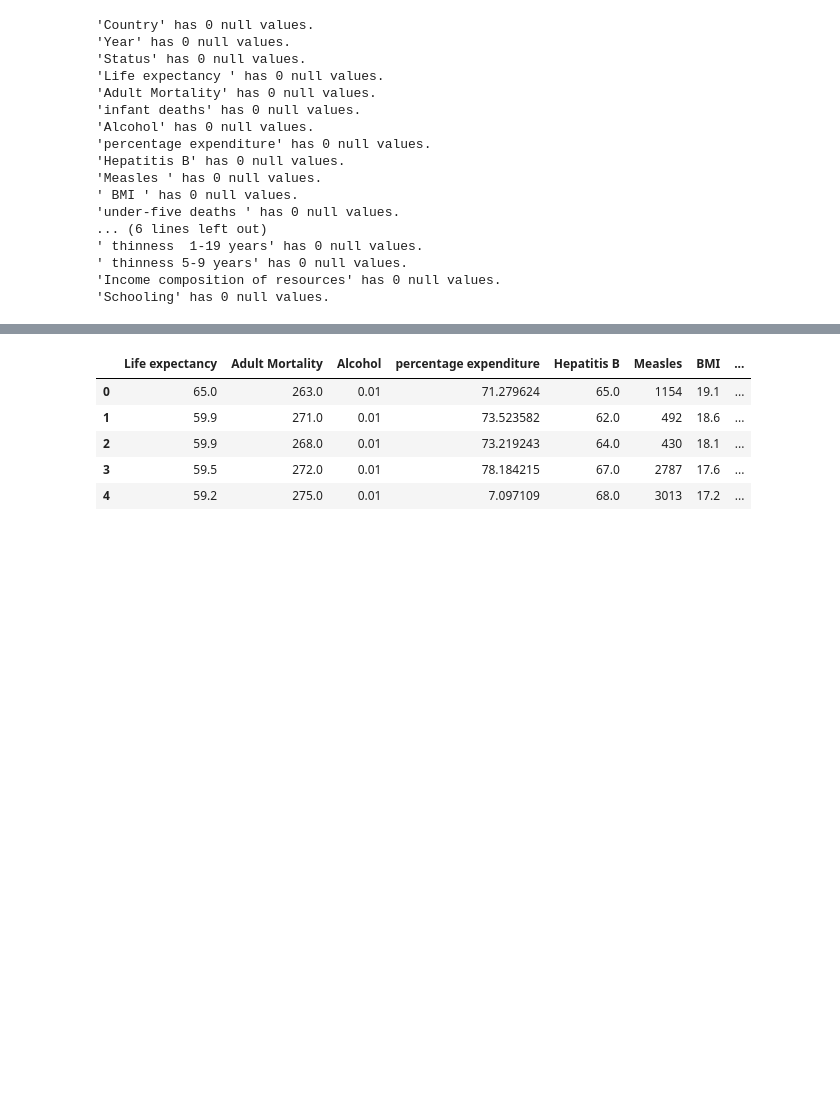
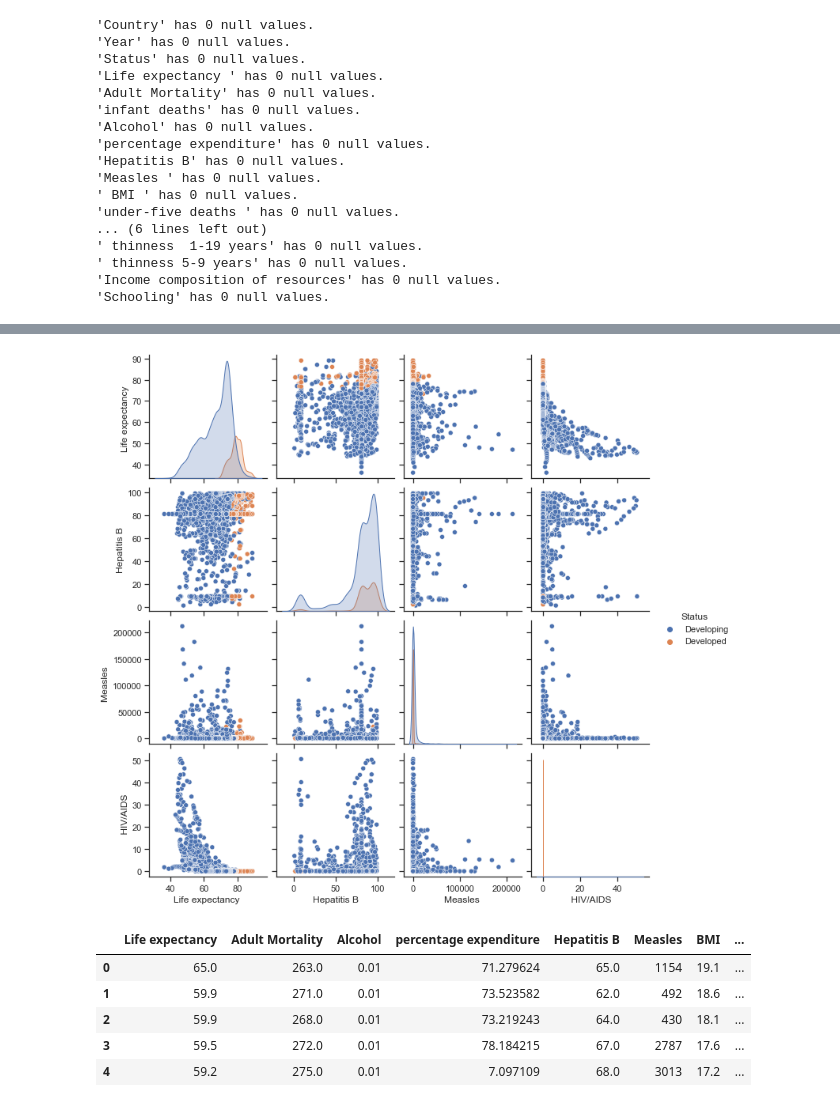
Before and after one commit to srodriguez252/Life-Expectancy, a Jupyter notebook: life_expectancy.ipynb, the cells around one changed output, grey strips where cells are left out. Drawn from its saved outputs; the diff is of its cells as text; code cells hidden in the pictures; blank space fills up the shorter version.

```diff
--- a/life_expectancy.ipynb
+++ b/life_expectancy.ipynb
@@ -209,3 +225,11 @@ plt.show()
+# %%
+s_columns = ['Status', 'Life expectancy ', 'Hepatitis B', 'Measles ', ' HIV/AIDS']
+sns.set_theme(style="ticks")
+
+sns.pairplot(df[s_columns], hue='Status')
+plt.show()
+# %% [output]
+[figure, added]
 # %%
 #Droping columns
 df.drop(['Country','infant deaths','Year'], axis=1, inplace=True)
```
Also changed, not shown: parts of 6 cells of this notebook, 1 other file.
